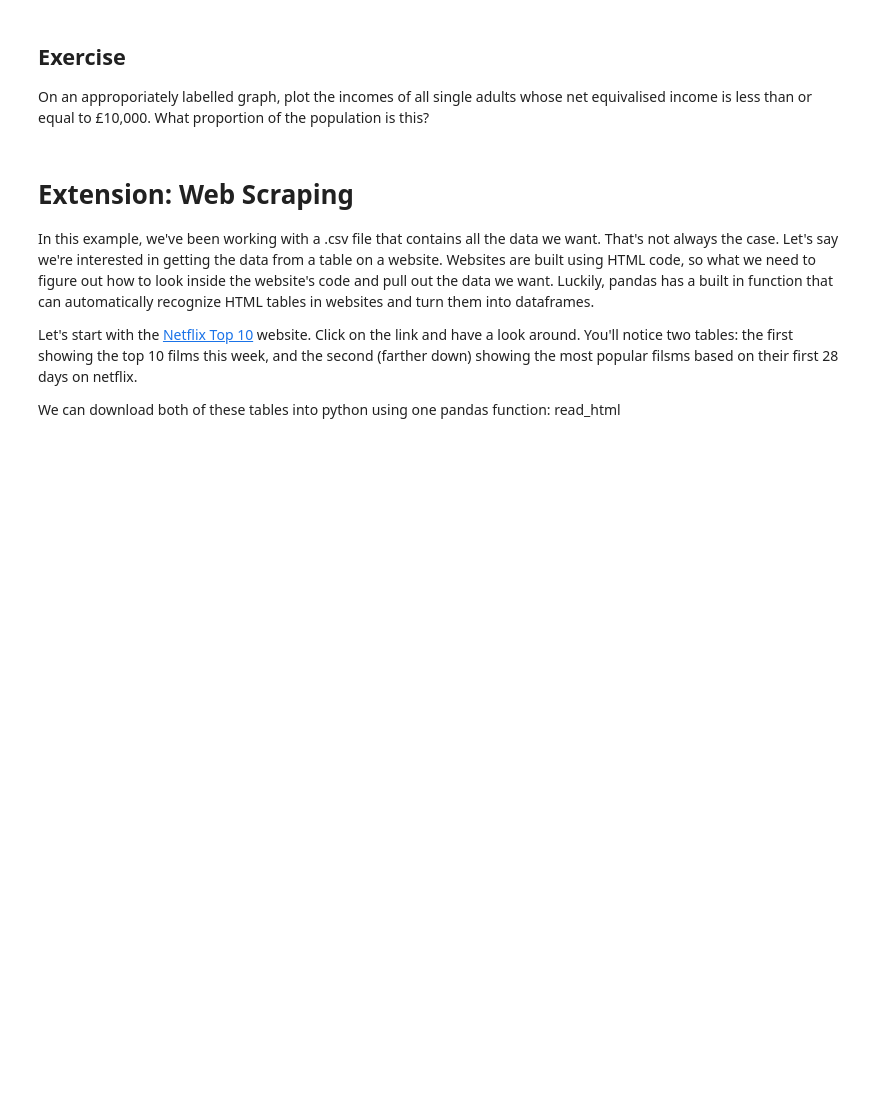
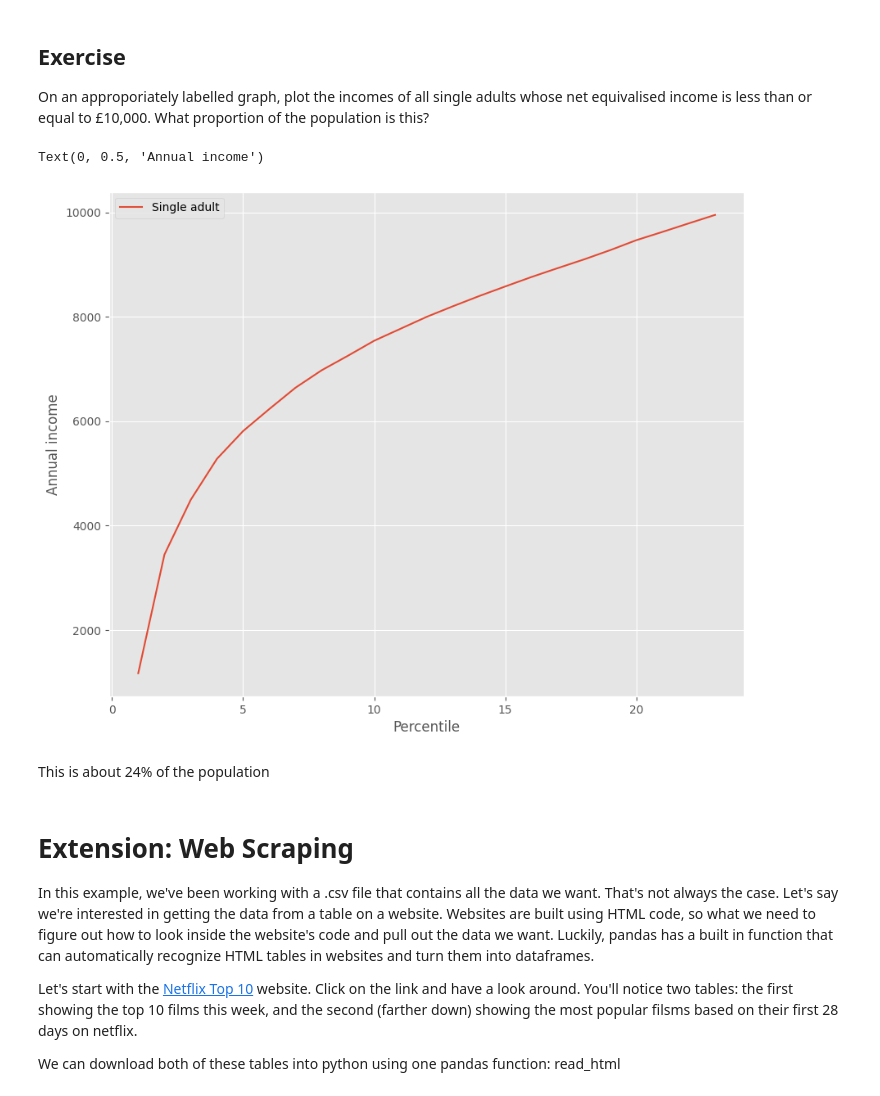
Before and after one commit to rebeccarlredmayne-cmd/QM2, a Jupyter notebook: W2_Working_with_Data_in_Pandas.ipynb, the cells around one changed output. Cells and saved outputs as stored; diff of their text form; code cells hidden in the pictures; blank space fills up the shorter version.

```diff
--- a/W2_Working_with_Data_in_Pandas.ipynb
+++ b/W2_Working_with_Data_in_Pandas.ipynb
@@ -370,14 +395,20 @@ We won't dwell on comparative operative, here we've used ">" to mean "is greater
 ## Exercise
 On an approporiately labelled graph, plot the incomes of all single adults whose net equivalised income is less than or equal to £10,000. What proportion of the population is this?
 # %%
+data_path = "./data/wk2/incomes.csv"
+income =  pandas.read_csv(data_path, index_col=0) #it wasn't allowing income as a part of the dataframe for some reason so I had to put these again and it seemed to work
 clean = income[['Single adult']]
-clean.income['Single adult']< 10000
+clean = clean[clean['Single adult'].replace(',', '', regex=True).astype(float) < 10000]
 clean=clean.replace(',', '', regex=True)
 clean = clean.replace('-', 'NaN', regex=True).astype('float')
-clean.head()
 clean.plot()
 plt.xlabel('Percentile')
 plt.ylabel('Annual income')
+# %% [output]
+Text(0, 0.5, 'Annual income')
+[figure, added]
+# %% [markdown]
+This is about 24% of the population
 # %% [markdown]
 # Extension: Web Scraping
 
```
Also changed, not shown: parts of 11 cells of this notebook.
